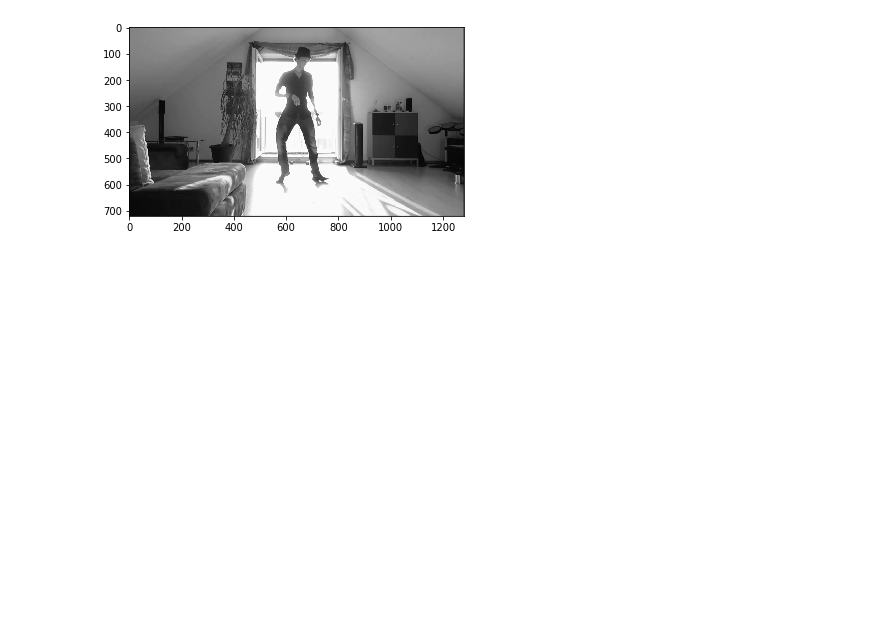
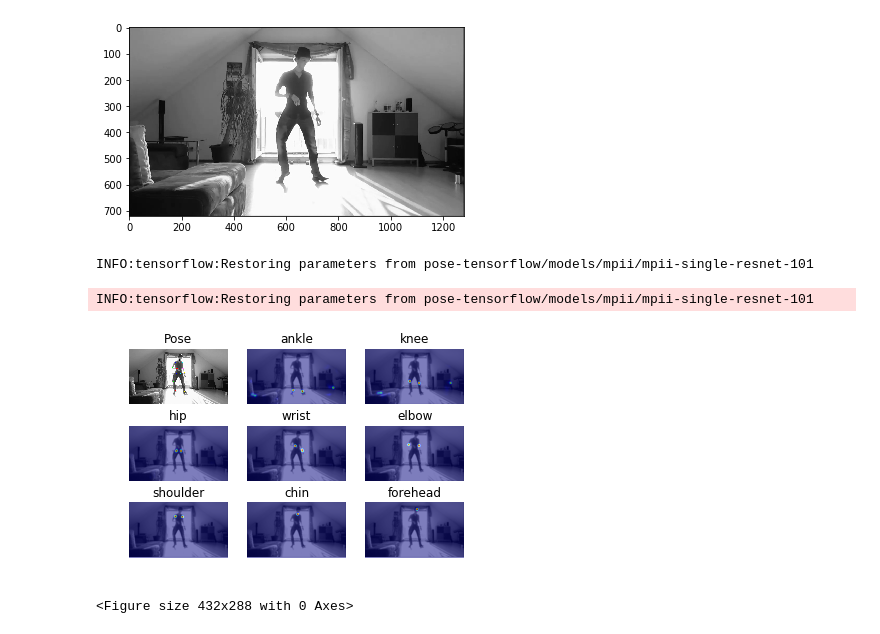
Before and after one commit to Saduras/DanceNN, a Jupyter notebook: DanceNN.ipynb, the cells around one changed output. Cells and saved outputs as stored; diff of their text form; code cells hidden in the pictures; blank space fills up the shorter version.

Commit message:
Call pose estimation from jupyter notebook

```diff
--- a/DanceNN.ipynb
+++ b/DanceNN.ipynb
@@ -43,3 +47,10 @@ plt.show()
 # %% [output]
 ./data/poses/JustSomeMotion_CaravanPalace_Brotherswing/1000.jpg
 [figure]
+# %%
+pose.detect_pose(img_path)
+# %% [output]
+INFO:tensorflow:Restoring parameters from pose-tensorflow/models/mpii/mpii-single-resnet-101
+INFO:tensorflow:Restoring parameters from pose-tensorflow/models/mpii/mpii-single-resnet-101
+[figure, added]
+<Figure size 432x288 with 0 Axes>
```
Also changed, not shown: parts of 2 cells of this notebook, 2 other files.
